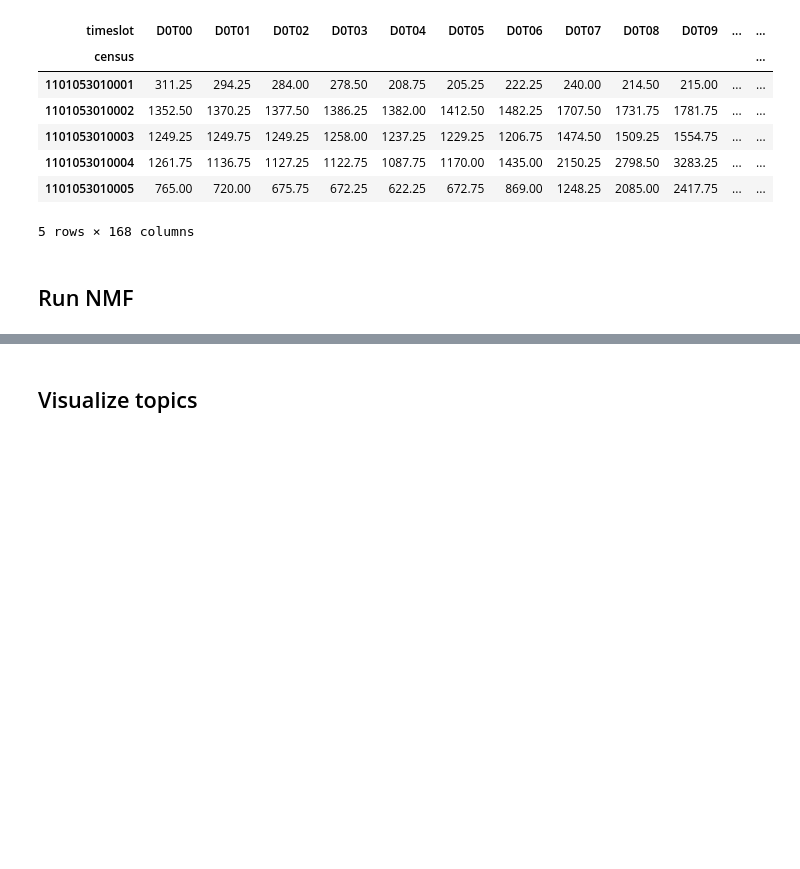
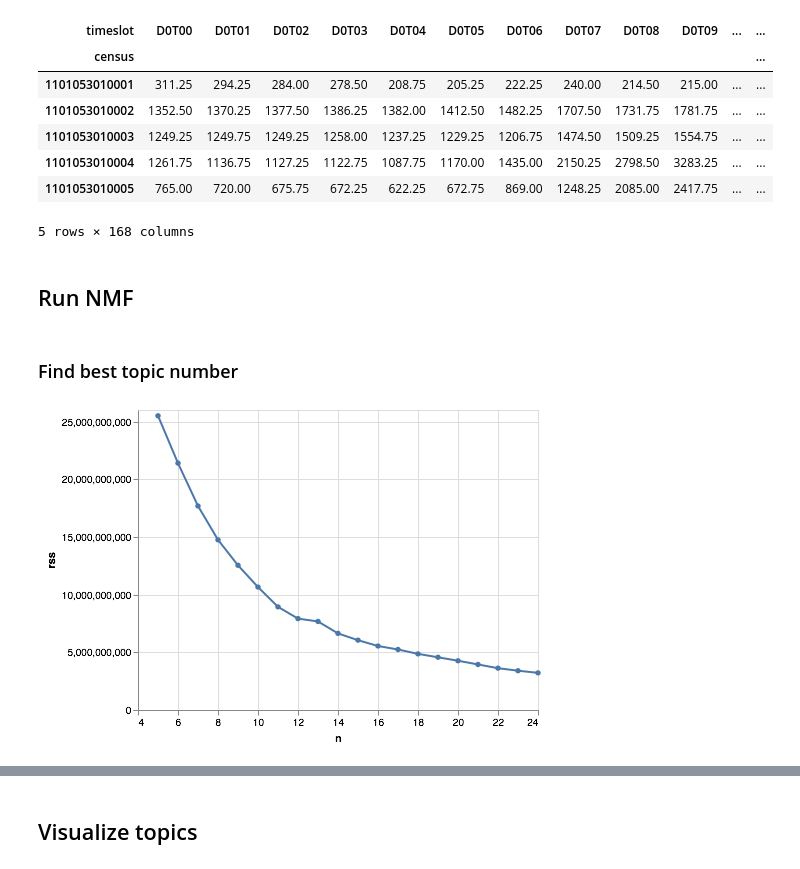
Before and after one commit to yonghah/urban-activity-topics, a Jupyter notebook: notebooks/UrbanActivityTopics.ipynb, the cells around one changed output, grey strips where cells are left out. Saved outputs shown, nothing was run; the diff lists cells and outputs as text; code cells hidden in the pictures; blank space fills up the shorter version.

```diff
--- a/notebooks/UrbanActivityTopics.ipynb
+++ b/notebooks/UrbanActivityTopics.ipynb
@@ -98,3 +98,24 @@ df_pop_wide.head()
 5 rows × 168 columns
 # %% [markdown]
 ## Run NMF
+# %% [markdown]
+### Find best topic number
+# %%
+def get_rss(no_topics):
+    nmf = NMF(n_components=no_topics, random_state=1, alpha=.2, l1_ratio=0, init='nndsvd').fit(X)
+    basis = nmf.fit_transform(X)
+    coef = nmf.components_
+    rss = np.sum(np.square(X - np.matmul(basis, coef)))
+    return rss
+# %%
+topic_numbers = list(range(5, 25))
+rss_scores = list(map(get_rss, topic_numbers))
+# %%
+alt.Chart(pd.DataFrame({'n':topic_numbers, 'rss':rss_scores}))\
+.mark_line(point=True)\
+.encode(
+    x='n:Q',
+    y='rss:Q',
+)
+# %% [output]
+[figure, added]
```
Also changed, not shown: parts of 9 cells of this notebook, 2 other files.
